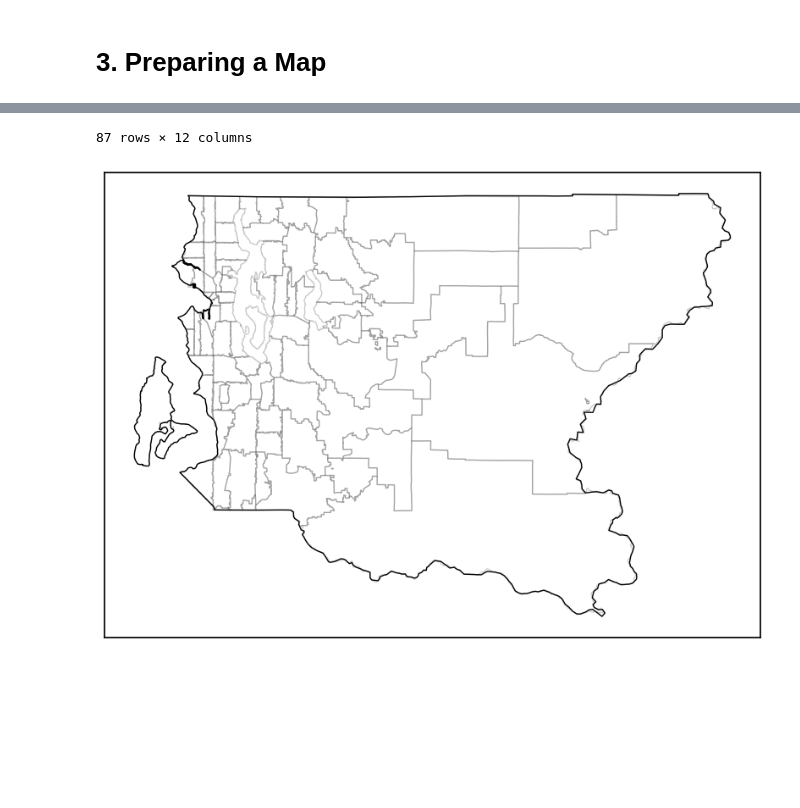
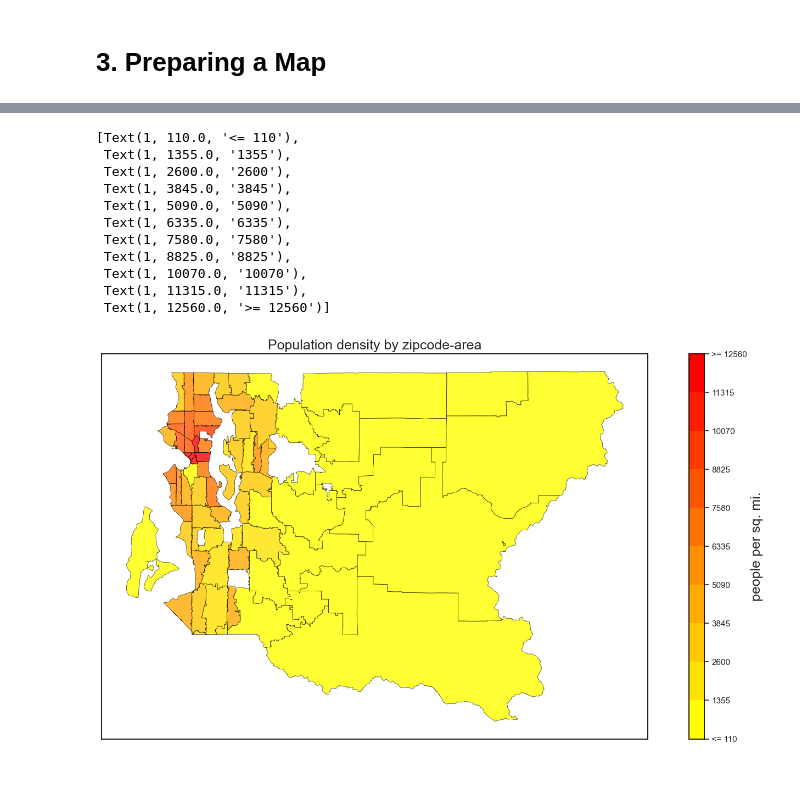
Before and after one commit to loukra/King_County_Housing_EDA, a Jupyter notebook: EDA.ipynb, the cells around one changed output, grey strips where cells are left out. Saved outputs shown, nothing was run; the diff lists cells and outputs as text; code cells hidden in the pictures; blank space fills up the shorter version.

Commit message:
get color in county map

```diff
--- a/EDA.ipynb
+++ b/EDA.ipynb
@@ -245,7 +246,9 @@ df
 # %% [markdown]
 # 3. Preparing a Map
 # %%
+from mpl_toolkits.axes_grid1 import make_axes_locatable
 
+zip_shape_df = gpd.read_file('data/Zipcodes/Zipcodes_for_King_County_and_Surrounding_Area_(Shorelines)___zipcode_shore_area.shp')
 zip_shape_df = zip_shape_df[zip_shape_df.COUNTY_NAM == 'King County']
 countys = gpd.read_file('data/us_countys/USA_adm2.shp')
 king_county_shape = countys[countys.NAME_2 == 'King'][countys.NAME_1 == 'Washington']
@@ -255,17 +258,46 @@ washington_shape = states[states.NAME_1 == 'Washington']
 
 pop_dens = pd.read_csv('data/us_population_density_by_zip_september2020.csv')
 pop_dens = pop_dens.rename({'zip':'ZIP'},inplace=False,axis=1)
-
 zip_shape_df= zip_shape_df.merge(pop_dens[['ZIP','population','population_density']],how='left',on='ZIP')
-fig = plt.figure(figsize=(10,10))
-ax = fig.add_subplot(1,1,1)
-king_county_shape.plot(ax=ax, color='white', edgecolor='black', linewidth=1)
-zip_shape_df.plot(ax=ax, color='None', edgecolor='black', alpha=0.2)
 
 
 
-ax.tick_params(
+cmap = plt.cm.autumn_r  # define the colormap
+# extract all colors from the .jet map
+cmaplist = [cmap(i) for i in range(cmap.N)]
+# force the first color entry to be grey
+#cmaplist[0] = (.5, .5, .5, 1.0)
+
+# create the new map
+cmap = mpl.colors.LinearSegmentedColormap.from_list(
+    'Custom cmap', cmaplist, cmap.N)
+
+# define the bins and normalize
+bounds = np.linspace(np.round(zip_shape_df.population_density.quantile(q=0.05),-1), np.round(zip_shape_df.population_density.quantile(q=0.95),-1), 11)
+norm = mpl.colors.BoundaryNorm(bounds, cmap.N, clip = True)
+
+
+
+
+
+#fig, [ax1, ax2]= plt.subplots(1,2,gridspec_kw={'width_ratios': [50, 1]},figsize=(12, 6))
+fig, [ax1, ax2] = plt.subplots(1,2,figsize=(10, 4),gridspec_kw={'width_ratios': [50, 1]},)
+plt.tight_layout(pad=-10)
+#king_county_shape.plot(ax=ax1, color='white', edgecolor='black', linewidth=1, alpha=0.2)
+zip_shape_df.plot(ax=ax1, edgecolor='black', alpha=0.8, column='population_density',cmap=cmap,categorical = False,linewidth=0.5,norm = norm,legend=False)
+
+cb = mpl.colorbar.ColorbarBase(ax2, cmap=cmap, norm=norm,
+     spacing='proportional', ticks=bounds, boundaries=bounds, format='%1i')
+
+ax1.tick_params(
     axis='both', bottom=False, left=False,
     labelbottom=False, labelleft=False)
-zip_shape_df
+
+ax1.set_title('Population density by zipcode-area', size=18)
+ax2.set_ylabel('people per sq. mi.', size=18)
+
+labels = [item.get_text() for item in ax2.get_yticklabels()]
+labels[0] = '<= ' + labels[0]
+labels[-1] = '>= ' + labels[-1]
+ax2.set_yticklabels(labels)
 # %% [output]
@@ -284,5 +304,15 @@ zip_shape_df
-87 rows × 12 columns
+[Text(1, 110.0, '<= 110'),
+ Text(1, 1355.0, '1355'),
+ Text(1, 2600.0, '2600'),
+ Text(1, 3845.0, '3845'),
+ Text(1, 5090.0, '5090'),
+ Text(1, 6335.0, '6335'),
+ Text(1, 7580.0, '7580'),
+ Text(1, 8825.0, '8825'),
+ Text(1, 10070.0, '10070'),
+ Text(1, 11315.0, '11315'),
+ Text(1, 12560.0, '>= 12560')]
-[figure, old version]
+[figure, new version]
 # %% [markdown]
 #
 # %% [markdown]
```
Also changed, not shown: parts of 3 cells of this notebook, 1 other file.
